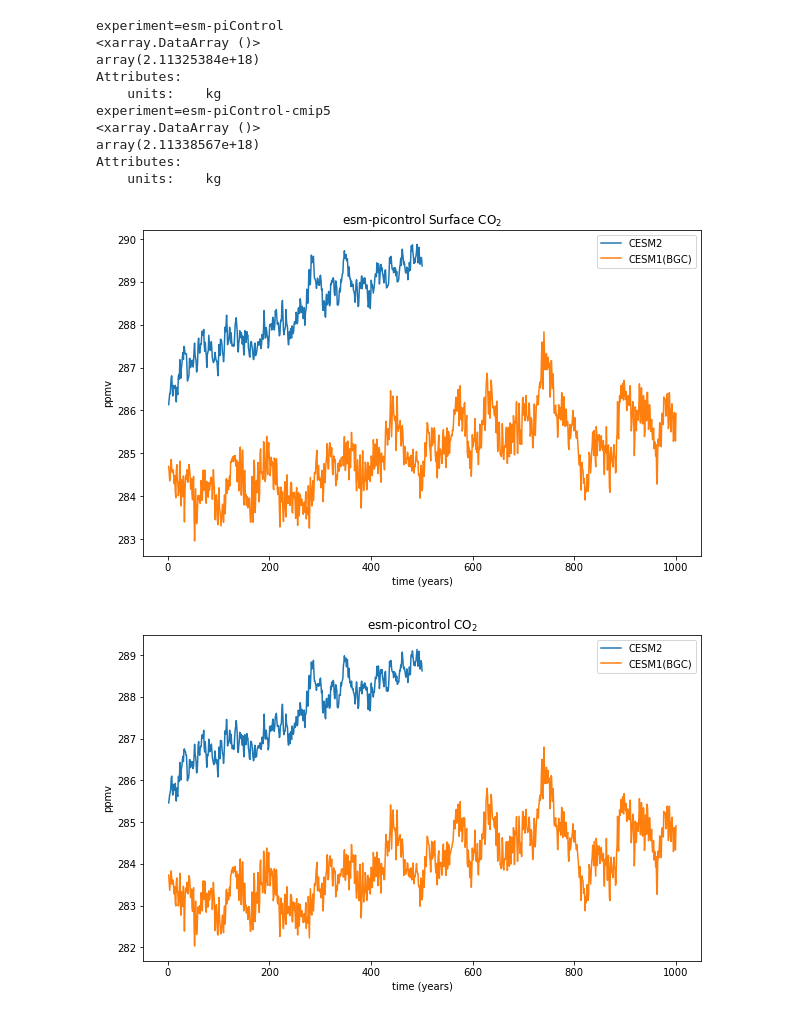
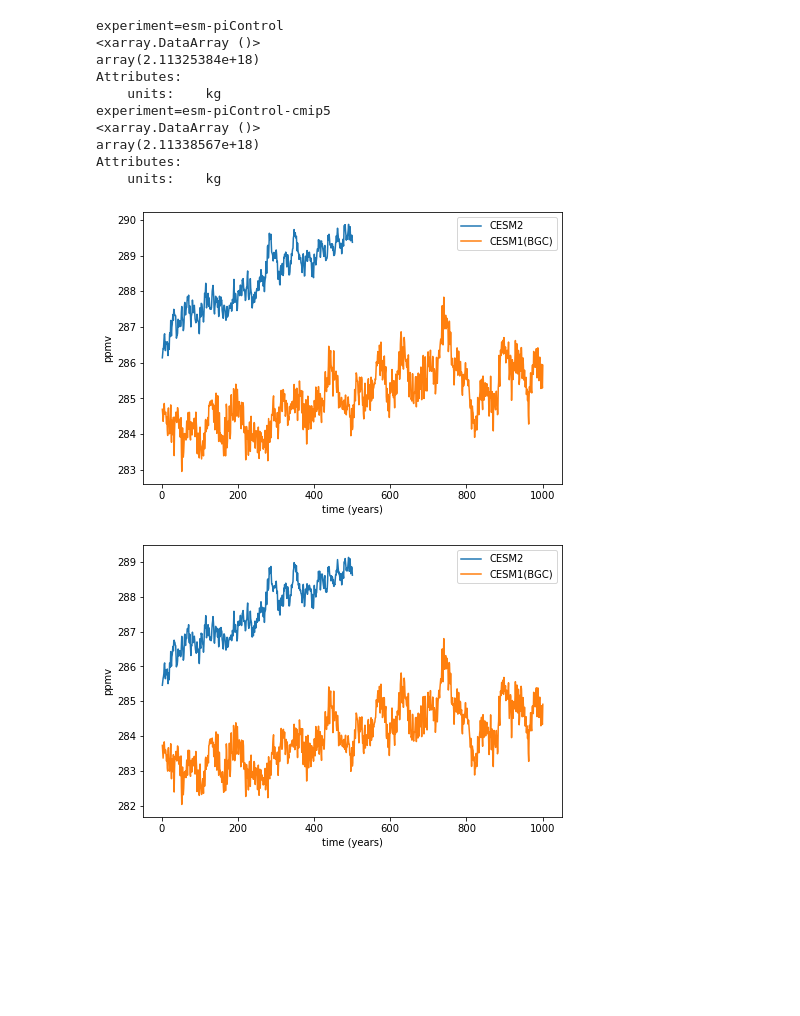
Before and after one commit to klindsay28/CESM2_coup_carb_cycle_JAMES, a Jupyter notebook: CO2_esm-piControl.ipynb, the cells around one changed output. Saved outputs shown, nothing was run; the diff lists cells and outputs as text; code cells hidden in the pictures; blank space fills up the shorter version.

Commit message:
tweak esm-piControl CO2 figures

```diff
--- a/CO2_esm-piControl.ipynb
+++ b/CO2_esm-piControl.ipynb
@@ -57,14 +59,14 @@ Attributes:
 # %%
 tseries_mod.tseries_plot_1var('CO2_BOT', [esm_piControl_ann, esm_piControl_cmip5_ann],
                               ['CESM2', 'CESM1(BGC)'],
-                              r'esm-picontrol Surface CO$_2$',
+                              figsize=(7.5,5),
                               fname='CO2_BOT_esm-piControl.pdf')
 # %% [output]
-[figure, old version]
+[figure, new version]
 # %%
 tseries_mod.tseries_plot_1var('TMCO2_ppmv', [esm_piControl_ann, esm_piControl_cmip5_ann],
                               ['CESM2', 'CESM1(BGC)'],
-                              r'esm-picontrol CO$_2$',
+                              figsize=(7.5,5),
                               fname='TMCO2_esm-piControl.pdf')
 # %% [output]
-[figure, old version]
+[figure, new version]
```
Also changed, not shown: parts of 1 cell of this notebook, 3 other files.
